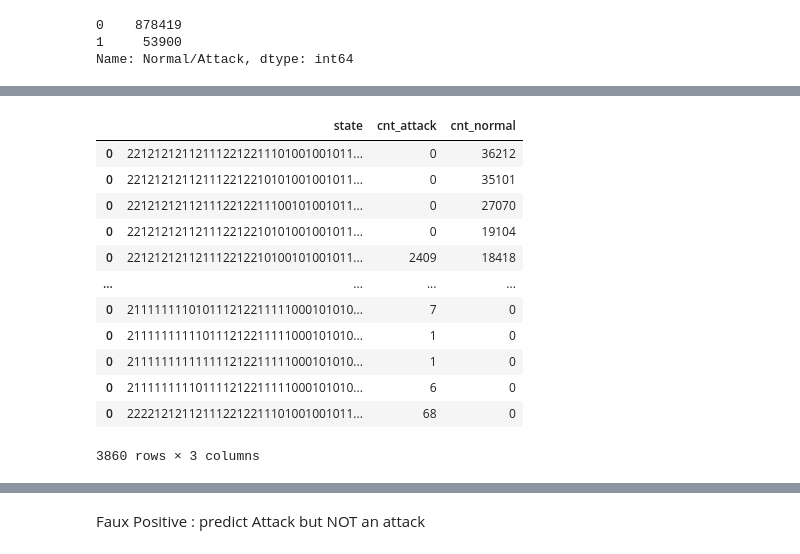
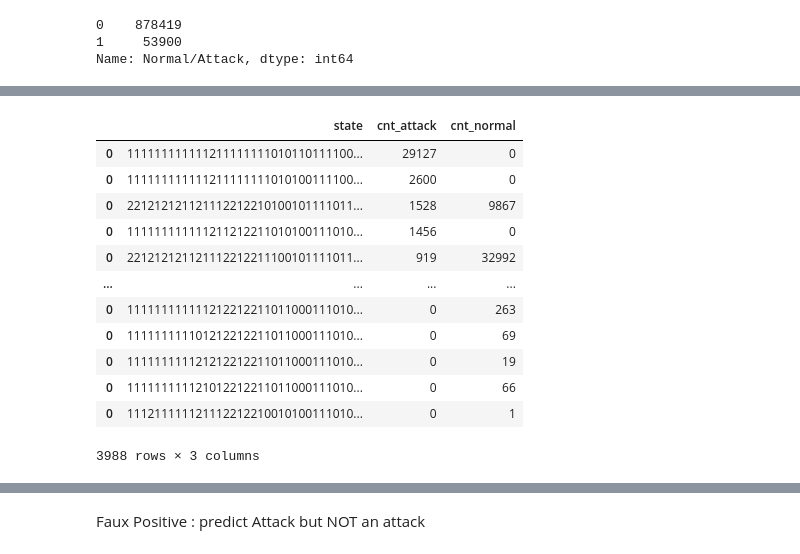
Before and after one commit to dbodenghien/SWaT_Analysis_TFE, a Jupyter notebook: markov_chain.ipynb, the cells around one changed output, grey strips where cells are left out. Cells and saved outputs as stored; diff of their text form; code cells hidden in the pictures.

```diff
--- a/markov_chain.ipynb
+++ b/markov_chain.ipynb
@@ -302,15 +440,15 @@ median_cols = [col for col in train_feature.columns if 'median' in col]
-# %%
-for col in median_cols:
-    df[f'{col}_slope'] = get_discrete_median(df, col)
+# %%
+for col in slope_cols:
+    quantiles = np.quantile(train[col], [0.01, 0.99])
+    discrete_col = col.replace('median_slope', '')
+    df[discrete_col+'discrete'] = df[col].apply(lambda x: get_state(x, quantiles))
 # %%
-slope_cols = [col for col in df.columns if 'slope' in col]
+discrete_cols = []
+for col in df.columns:
+    if 'discrete' in col or col in cols_discrete:
+        discrete_cols.append(col)
+
+discrete_cols.remove('Normal/Attack')
-# %%
-discrete_cols = []
-for col in df.columns:
-    if 'slope' in col or col in cols_discrete:
-        discrete_cols.append(col)
-
-discrete_cols.remove('Normal/Attack')
 # %%
 train, test = get_train_test_dataset(df)
 # %%
@@ -495,18 +648,18 @@ for state in known_state:
     })
     not_attack_state = pd.concat(objs=[not_attack_state, df_state_runner], axis=0)
 # %%
-not_attack_state.sort_values(by='cnt_normal', ascending=False)
+not_attack_state.sort_values(by='cnt_attack', ascending=False)
 # %% [output]
 |  | state | cnt_attack | cnt_normal |
-| 0 | 221212121121112212211101001001011... | 0 | 36212 |
-| 0 | 221212121121112212210101001001011... | 0 | 35101 |
-| 0 | 221212121121112212211100101001011... | 0 | 27070 |
-| 0 | 221212121121112212210101001001011... | 0 | 19104 |
-| 0 | 221212121121112212210100101001011... | 2409 | 18418 |
+| 0 | 111111111111211111111010110111100... | 29127 | 0 |
+| 0 | 111111111111211111111010100111100... | 2600 | 0 |
+| 0 | 221212121121112212210100101111011... | 1528 | 9867 |
+| 0 | 111111111111211212211010100111010... | 1456 | 0 |
+| 0 | 221212121121112212211100101111011... | 919 | 32992 |
 | ... | ... | ... | ... |
-| 0 | 211111111010111212211111000101010... | 7 | 0 |
-| 0 | 211111111110111212211111000101010... | 1 | 0 |
-| 0 | 211111111111111212211111000101010... | 1 | 0 |
-| 0 | 211111111101111212211111000101010... | 6 | 0 |
-| 0 | 222212121121112212211101001001011... | 68 | 0 |
+| 0 | 111111111111212212211011000111010... | 0 | 263 |
+| 0 | 111111111101212212211011000111010... | 0 | 69 |
+| 0 | 111111111121212212211011000111010... | 0 | 19 |
+| 0 | 111111111121012212211011000111010... | 0 | 66 |
+| 0 | 111211111121112212210010100111010... | 0 | 1 |
-3860 rows × 3 columns
+3988 rows × 3 columns
```
Also changed, not shown: parts of 136 cells of this notebook.
